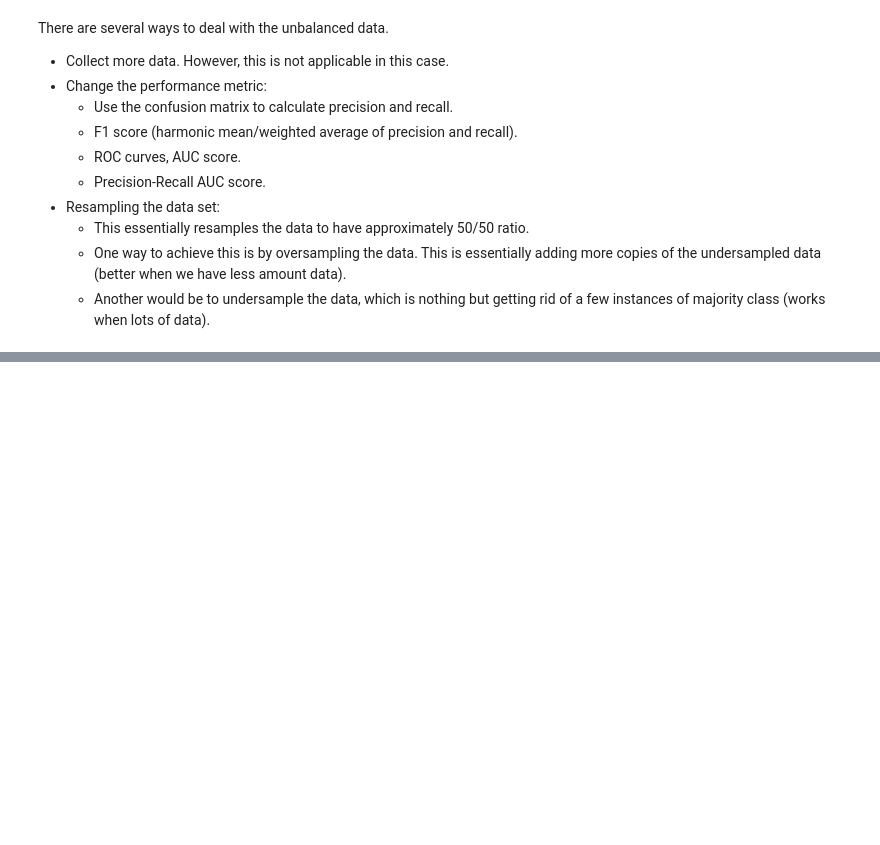
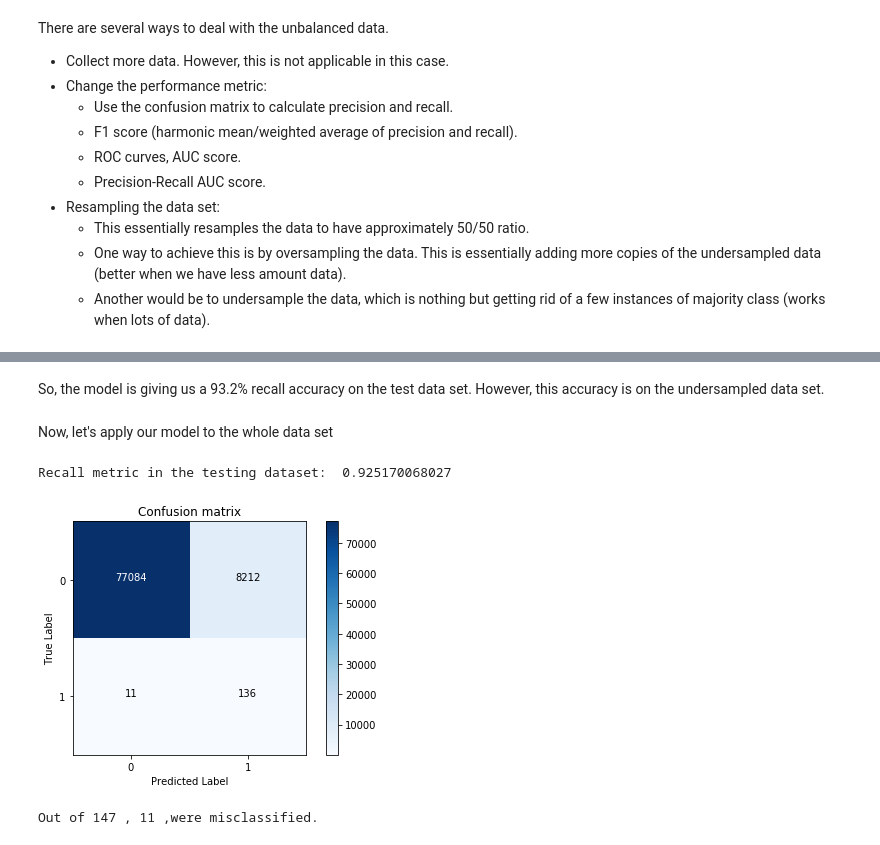
Before and after one commit to shree-ranga/Machine-Learning, a Jupyter notebook: random/CreditCardKaggle/cc_kernel_1.ipynb, the cells around one changed output, grey strips where cells are left out. Saved outputs shown, nothing was run; the diff lists cells and outputs as text; code cells hidden in the pictures; blank space fills up the shorter version.

```diff
--- a/random/CreditCardKaggle/cc_kernel_1.ipynb
+++ b/random/CreditCardKaggle/cc_kernel_1.ipynb
@@ -61,0 +80,3 @@ There are several ways to deal with the unbalanced data.
+# %%
+X = data.loc[:, data.columns != "Class"]
+y = data.loc[:, data.columns == "Class"]
@@ -61,0 +281,28 @@ There are several ways to deal with the unbalanced data.
+# %% [markdown]
+So, the model is giving us a 93.2% recall accuracy on the test data set. However, this accuracy is on the undersampled data set.
+# %% [markdown]
+Now, let's apply our model to the whole data set
+# %%
+# use best_c to build the final model using undersampled data set but test it on the original test set
+lr = LogisticRegression(C=best_c, penalty="l1")
+lr.fit(X_train_undersample, y_train_undersample.values.ravel())
+y_pred = lr.predict(X_test.values)
+
+# compute confusion matrix
+cnf_matrix = confusion_matrix(y_test, y_pred)
+np.set_printoptions(precision=2)
+
+print("Recall metric in the testing dataset: ", cnf_matrix[1,1]/(cnf_matrix[1,0]+cnf_matrix[1,1]))
+
+# Plot non-normalized confusion matrix
+class_names = [0,1]
+plt.figure()
+plot_confusion_matrix(cnf_matrix
+                      , classes=class_names
+                      , title='Confusion matrix')
+plt.show()
+print("Out of", len(y_test[y["Class"]==1]), ",", cnf_matrix[1,0], ",were misclassified.")
+# %% [output]
+Recall metric in the testing dataset:  0.925170068027
+[figure, added]
+Out of 147 , 11 ,were misclassified.
```
Also changed, not shown: parts of 32 cells of this notebook.
